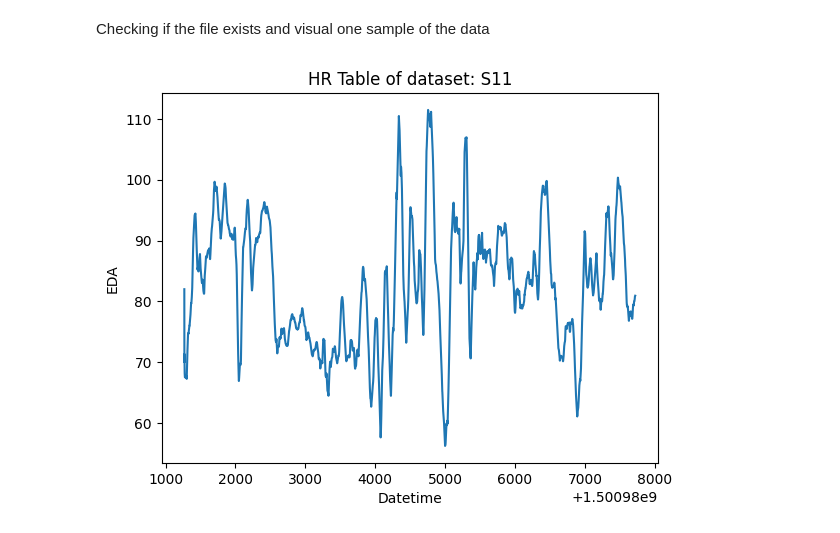
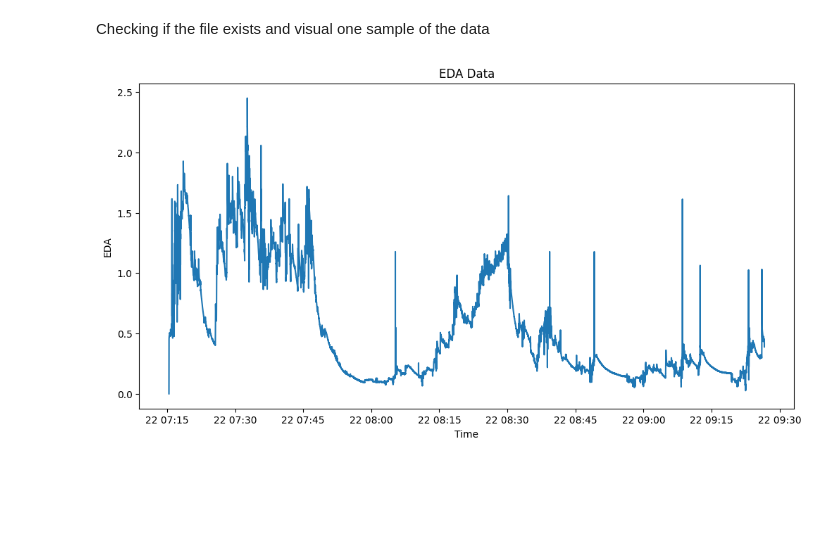
Before and after one commit to markgoertz/Convolutional-Neural-Network-on-Electrodermal-Activity-for-Stress-Assessment, a Jupyter notebook: code/2. combine_data_script.ipynb, the cells around one changed output. Drawn from its saved outputs; the diff is of its cells as text; code cells hidden in the pictures; blank space fills up the shorter version.

```diff
--- a/code/2. combine_data_script.ipynb
+++ b/code/2. combine_data_script.ipynb
@@ -74,11 +75,34 @@ Next, it creates a new DataFrame called: `new_df` from the input DataFrame, skip
 The function then adds two new columns to `new_df`: 'id' and 'datetime'. The 'id' column is created by extracting the last two characters from the file name. The 'datetime' column is created by adding a time delta to the start_timestamp for each row in the DataFrame. The time delta is calculated as the row index divided by the sample_rate, which assumes that the data is sampled at regular intervals.
 # %%
 def process_df(df, file):
-    start_timestamp = df.iloc[0, 0]  # Accessing first row, first column
+    # Get the start timestamp and sample rate
+    start_timestamp = df.iloc[0, 0]
     sample_rate = df.iloc[1, 0]
+
+    # Convert the Unix timestamp to a datetime object
+    unix_timestamp = int(float((start_timestamp)))
+    utc_datetime = datetime.datetime.utcfromtimestamp(unix_timestamp)
+
+    # Format the datetime object as a string
+    formatted_time = utc_datetime.strftime('%Y-%m-%d %H:%M:%S UTC')
+    print('Initial time', formatted_time)
+
+    # Sample rate
+    sample_rate = int(float(sample_rate))
+    print('Sample rate',sample_rate,'Hz')
+
+    # Interval in milliseconds (as string)
+    interval_ms = str(1000/sample_rate) + 'ms'
+    print('Interval',interval_ms)
+
     new_df = pd.DataFrame(df.iloc[2:].values, columns=df.columns)  # skip first two rows
     new_df['id'] = file[-3:]
     new_df['datetime'] = [(start_timestamp + i/sample_rate) for i in range(len(new_df))]
+
+    nr_rows, nr_columns = new_df.shape
+    new_df['Time'] = pd.date_range(start=utc_datetime, periods=nr_rows, freq=interval_ms)
+
+
     if sample_rate > 4:
         ds_factor = int(sample_rate / 4)
         new_df = new_df.iloc[::ds_factor, :]
@@ -124,6 +268,6 @@ Currently processing folder: S17
 # %%
-dataframes = [acc, eda, hr, temp]
-filenames = ['combined_acc.csv', 'combined_eda.csv', 'combined_hr.csv', 'combined_temp.csv']
+dataframes = [acc, hr, temp, eda]
+filenames = ['combined_acc.csv', 'combined_hr.csv', 'combined_temp.csv', 'combined_eda.csv']
 
 # Create the directory if it doesn't exist
 os.makedirs(PROCESSED_PATH, exist_ok=True)
@@ -138,0 +283,3 @@ Saving combined_temp.csv...
+# %%
+df_s2 = df[df['id'] == 'S2'][['Time', 'EDA']]
+df_s2.head()
@@ -146,12 +297,12 @@ data = pd.read_csv(PROCESSED_PATH + "/combined_" + signal + ".csv")
-# %%
-#id of one of the subjects
-idx = f'S{11}'
-
-dataset = data[data['id'] == idx]
-plt.plot(dataset['datetime'], dataset[f'{signal}'])
-plt.title(f'{signal} Table of dataset: ' + f'{idx}')
-plt.xlabel('Datetime')
-plt.ylabel('EDA')
-plt.show()
-# %% [output]
-[figure, removed]
+# %%
+import matplotlib.pyplot as plt
+
+# Plotting the EDA data
+plt.figure(figsize=(12, 6))
+plt.plot(df_s2['Time'], df_s2['EDA'])
+plt.xlabel('Time')
+plt.ylabel('EDA')
+plt.title('EDA Data')
+plt.show()
+# %% [output]
+[figure, added]
```
Also changed, not shown: parts of 5 cells of this notebook, 1 other file.
